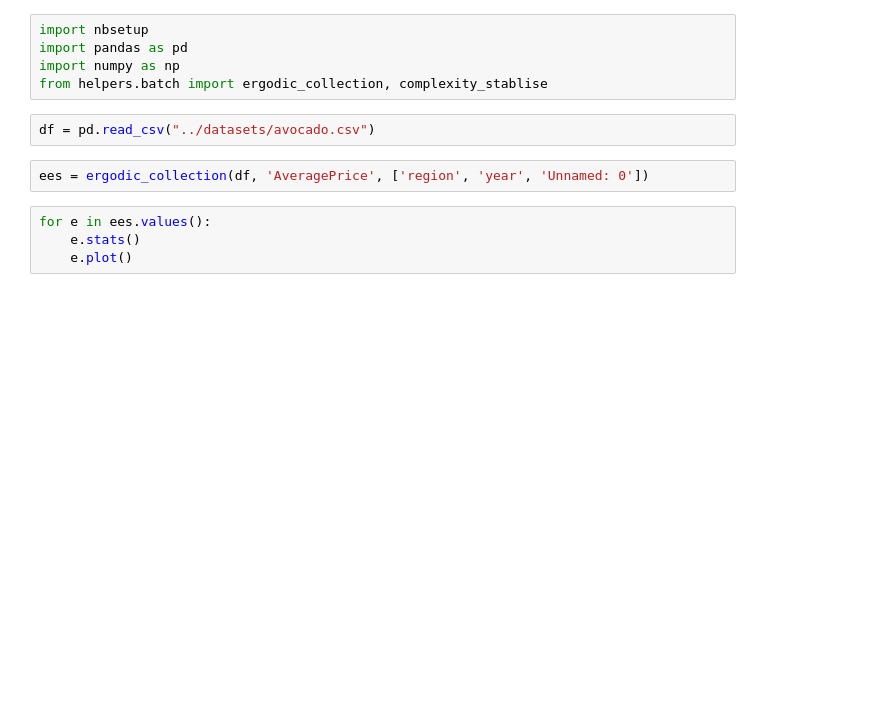
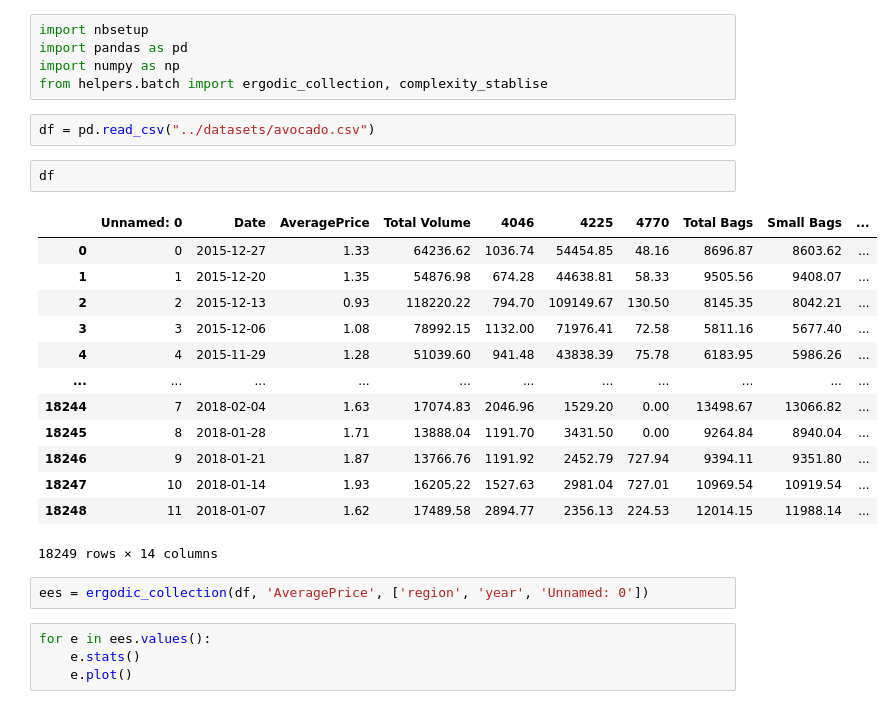
Before and after one commit to timjdavey/incoherence, a Jupyter notebook: notebooks/Analysis Avocado data.ipynb, the cells around one changed output. Drawn from its saved outputs; the diff is of its cells as text; blank space fills up the shorter version.

```diff
--- a/notebooks/Analysis Avocado data.ipynb
+++ b/notebooks/Analysis Avocado data.ipynb
@@ -5,6 +5,22 @@ import numpy as np
 from helpers.batch import ergodic_collection, complexity_stablise
 # %%
 df = pd.read_csv("../datasets/avocado.csv")
+# %%
+df
+# %% [output]
+|  | Unnamed: 0 | Date | AveragePrice | Total Volume | 4046 | 4225 | 4770 | Total Bags | Small Bags | ... |
+| 0 | 0 | 2015-12-27 | 1.33 | 64236.62 | 1036.74 | 54454.85 | 48.16 | 8696.87 | 8603.62 | ... |
+| 1 | 1 | 2015-12-20 | 1.35 | 54876.98 | 674.28 | 44638.81 | 58.33 | 9505.56 | 9408.07 | ... |
+| 2 | 2 | 2015-12-13 | 0.93 | 118220.22 | 794.70 | 109149.67 | 130.50 | 8145.35 | 8042.21 | ... |
+| 3 | 3 | 2015-12-06 | 1.08 | 78992.15 | 1132.00 | 71976.41 | 72.58 | 5811.16 | 5677.40 | ... |
+| 4 | 4 | 2015-11-29 | 1.28 | 51039.60 | 941.48 | 43838.39 | 75.78 | 6183.95 | 5986.26 | ... |
+| ... | ... | ... | ... | ... | ... | ... | ... | ... | ... | ... |
+| 18244 | 7 | 2018-02-04 | 1.63 | 17074.83 | 2046.96 | 1529.20 | 0.00 | 13498.67 | 13066.82 | ... |
+| 18245 | 8 | 2018-01-28 | 1.71 | 13888.04 | 1191.70 | 3431.50 | 0.00 | 9264.84 | 8940.04 | ... |
+| 18246 | 9 | 2018-01-21 | 1.87 | 13766.76 | 1191.92 | 2452.79 | 727.94 | 9394.11 | 9351.80 | ... |
+| 18247 | 10 | 2018-01-14 | 1.93 | 16205.22 | 1527.63 | 2981.04 | 727.01 | 10969.54 | 10919.54 | ... |
+| 18248 | 11 | 2018-01-07 | 1.62 | 17489.58 | 2894.77 | 2356.13 | 224.53 | 12014.15 | 11988.14 | ... |
+18249 rows × 14 columns
 # %%
 ees = ergodic_collection(df, 'AveragePrice', ['region', 'year', 'Unnamed: 0'])
 # %%
```
Also changed, not shown: 8 other files.
